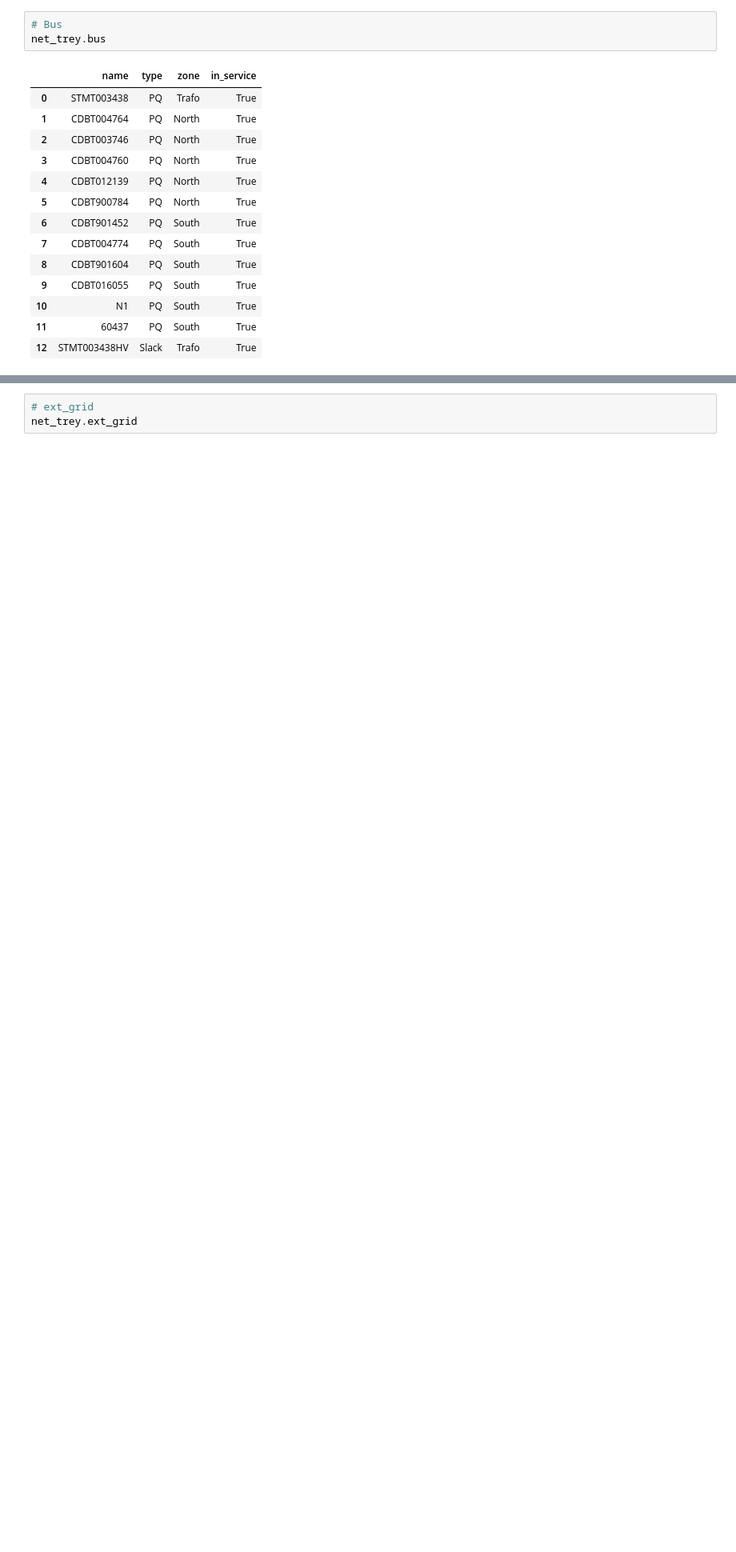
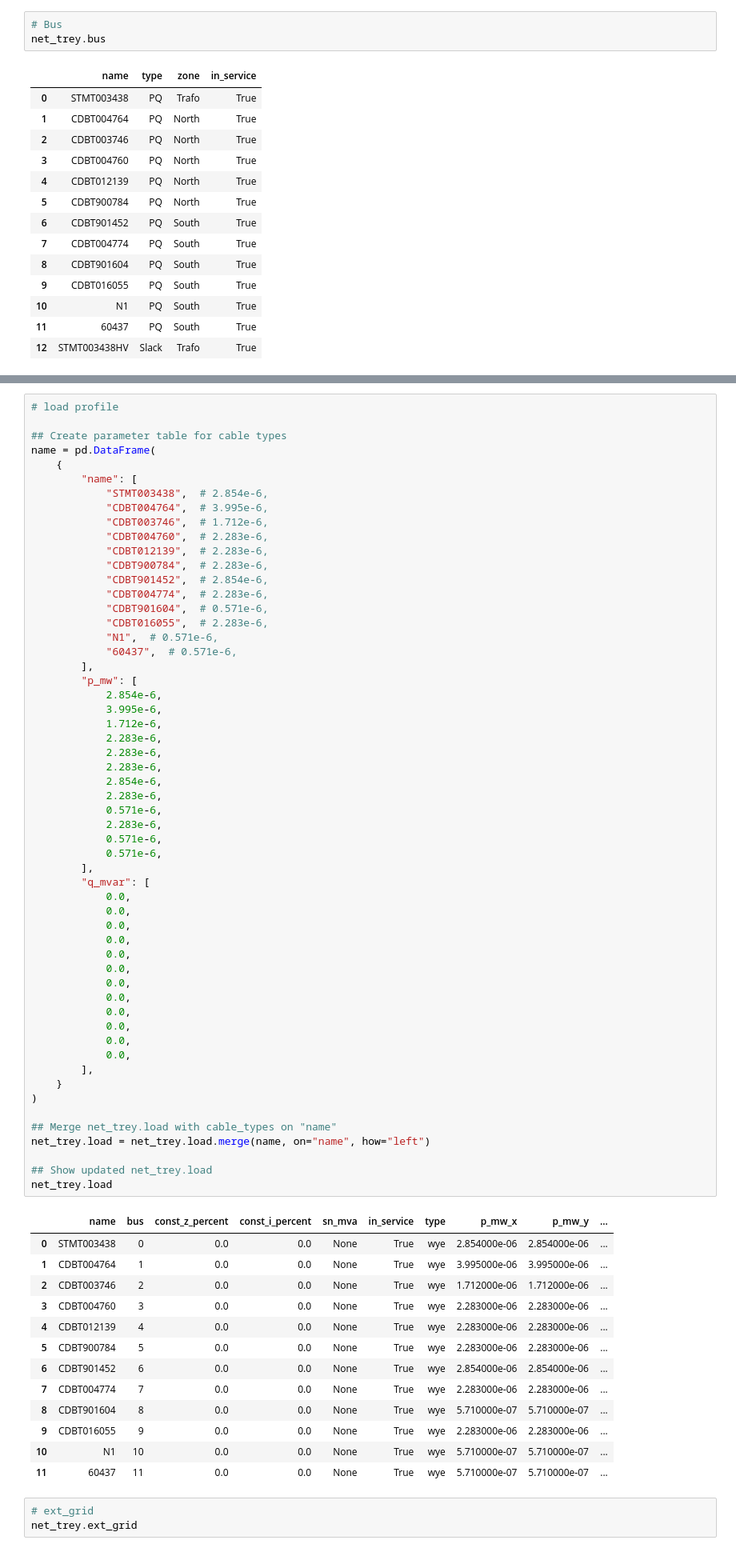
Before and after one commit to GloorLorentin/rhtlab, a Jupyter notebook: mon_projet/your_jupyter_notebook.ipynb, the cells around one changed output, grey strips where cells are left out. Shown at 80% size. Cells and saved outputs as stored; diff of their text form; blank space fills up the shorter version.

Commit message:
load & bus update

```diff
--- a/mon_projet/your_jupyter_notebook.ipynb
+++ b/mon_projet/your_jupyter_notebook.ipynb
@@ -67,3 +53,73 @@ net_trey.load
+# %%
+# load profile
+
+## Create parameter table for cable types
+name = pd.DataFrame(
+    {
+        "name": [
+            "STMT003438",  # 2.854e-6,
+            "CDBT004764",  # 3.995e-6,
+            "CDBT003746",  # 1.712e-6,
+            "CDBT004760",  # 2.283e-6,
+            "CDBT012139",  # 2.283e-6,
+            "CDBT900784",  # 2.283e-6,
+            "CDBT901452",  # 2.854e-6,
+            "CDBT004774",  # 2.283e-6,
+            "CDBT901604",  # 0.571e-6,
+            "CDBT016055",  # 2.283e-6,
+            "N1",  # 0.571e-6,
+            "60437",  # 0.571e-6,
+        ],
+        "p_mw": [
+            2.854e-6,
+            3.995e-6,
+            1.712e-6,
+            2.283e-6,
+            2.283e-6,
+            2.283e-6,
+            2.854e-6,
+            2.283e-6,
+            0.571e-6,
+            2.283e-6,
+            0.571e-6,
+            0.571e-6,
+        ],
+        "q_mvar": [
+            0.0,
+            0.0,
+            0.0,
+            0.0,
+            0.0,
+            0.0,
+            0.0,
+            0.0,
+            0.0,
+            0.0,
+            0.0,
+            0.0,
+        ],
+    }
+)
+
+## Merge net_trey.load with cable_types on "name"
+net_trey.load = net_trey.load.merge(name, on="name", how="left")
+
+## Show updated net_trey.load
+net_trey.load
+# %% [output]
+|  | name | bus | const_z_percent | const_i_percent | sn_mva | in_service | type | p_mw_x | p_mw_y | ... |
+| 0 | STMT003438 | 0 | 0.0 | 0.0 | None | True | wye | 2.854000e-06 | 2.854000e-06 | ... |
+| 1 | CDBT004764 | 1 | 0.0 | 0.0 | None | True | wye | 3.995000e-06 | 3.995000e-06 | ... |
+| 2 | CDBT003746 | 2 | 0.0 | 0.0 | None | True | wye | 1.712000e-06 | 1.712000e-06 | ... |
+| 3 | CDBT004760 | 3 | 0.0 | 0.0 | None | True | wye | 2.283000e-06 | 2.283000e-06 | ... |
+| 4 | CDBT012139 | 4 | 0.0 | 0.0 | None | True | wye | 2.283000e-06 | 2.283000e-06 | ... |
+| 5 | CDBT900784 | 5 | 0.0 | 0.0 | None | True | wye | 2.283000e-06 | 2.283000e-06 | ... |
+| 6 | CDBT901452 | 6 | 0.0 | 0.0 | None | True | wye | 2.854000e-06 | 2.854000e-06 | ... |
+| 7 | CDBT004774 | 7 | 0.0 | 0.0 | None | True | wye | 2.283000e-06 | 2.283000e-06 | ... |
+| 8 | CDBT901604 | 8 | 0.0 | 0.0 | None | True | wye | 5.710000e-07 | 5.710000e-07 | ... |
+| 9 | CDBT016055 | 9 | 0.0 | 0.0 | None | True | wye | 2.283000e-06 | 2.283000e-06 | ... |
+| 10 | N1 | 10 | 0.0 | 0.0 | None | True | wye | 5.710000e-07 | 5.710000e-07 | ... |
+| 11 | 60437 | 11 | 0.0 | 0.0 | None | True | wye | 5.710000e-07 | 5.710000e-07 | ... |
 # %%
 # ext_grid
 net_trey.ext_grid
```
Also changed, not shown: parts of 6 cells of this notebook.
